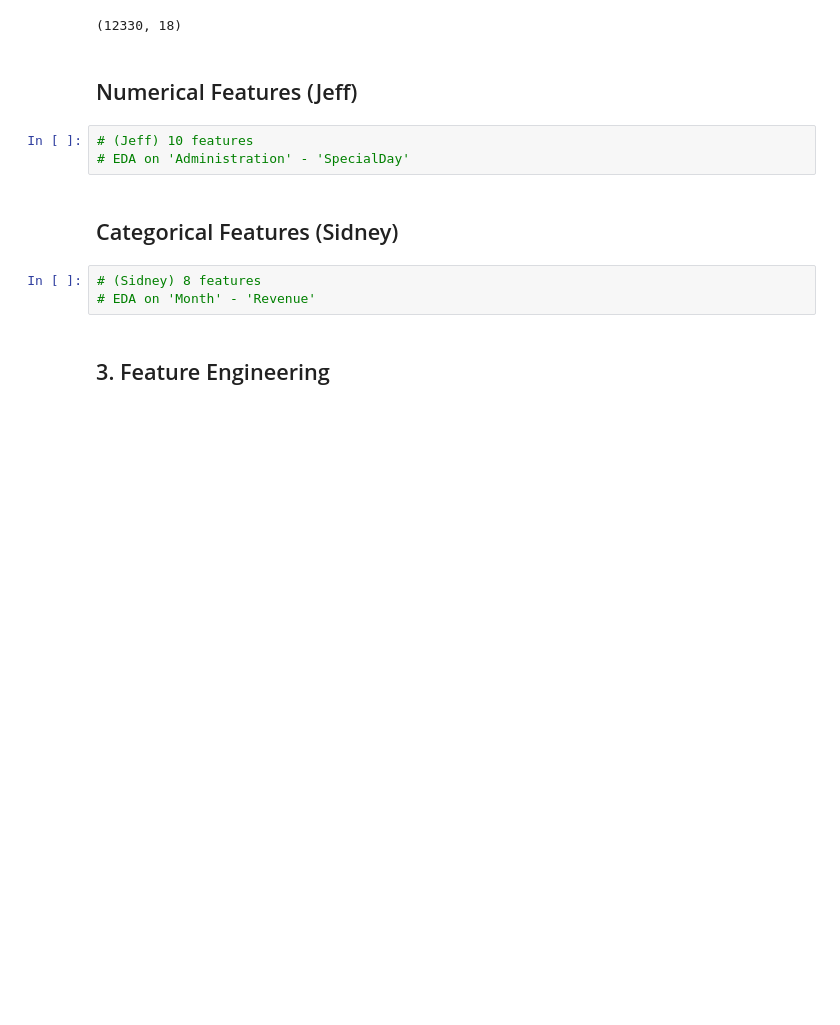
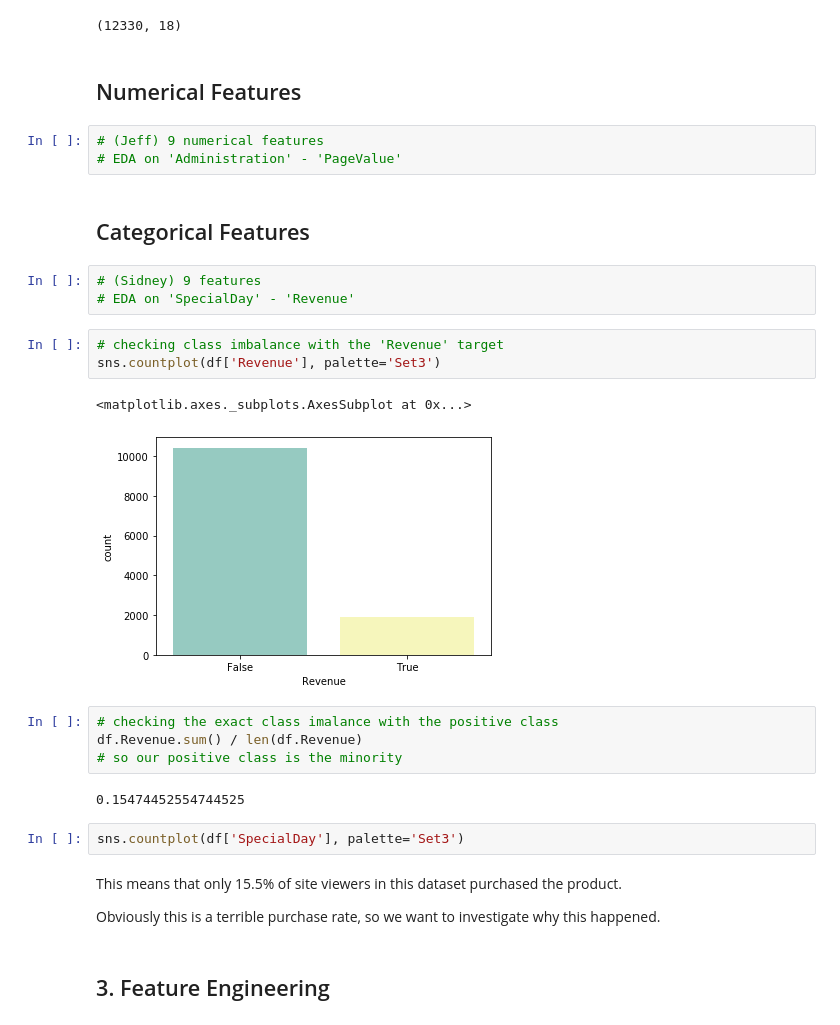
Before and after one commit to jefelito/ecommerce_purchases, a Jupyter notebook: draft_notebook.ipynb, the cells around one changed output. Cells and saved outputs as stored; diff of their text form; blank space fills up the shorter version.

```diff
--- a/draft_notebook.ipynb
+++ b/draft_notebook.ipynb
@@ -85,15 +85,33 @@ df.shape
 # %% [output]
 (12330, 18)
 # %% [markdown]
-## Numerical Features (Jeff)
+## Numerical Features
 # %%
-# (Jeff) 10 features
-# EDA on 'Administration' - 'SpecialDay'
+# (Jeff) 9 numerical features
+# EDA on 'Administration' - 'PageValue'
 # %% [markdown]
-## Categorical Features (Sidney)
+## Categorical Features
 # %%
-# (Sidney) 8 features
-# EDA on 'Month' - 'Revenue'
+# (Sidney) 9 features
+# EDA on 'SpecialDay' - 'Revenue'
+# %%
+# checking class imbalance with the 'Revenue' target
+sns.countplot(df['Revenue'], palette='Set3')
+# %% [output]
+<matplotlib.axes._subplots.AxesSubplot at 0x...>
+[figure, added]
+# %%
+# checking the exact class imalance with the positive class
+df.Revenue.sum() / len(df.Revenue)
+# so our positive class is the minority
+# %% [output]
+0.15474452554744525
+# %%
+sns.countplot(df['SpecialDay'], palette='Set3')
+# %% [markdown]
+This means that only 15.5% of site viewers in this dataset purchased the product.
+
+Obviously this is a terrible purchase rate, so we want to investigate why this happened.
 # %% [markdown]
 ## 3. Feature Engineering
 # %% [markdown]
```
